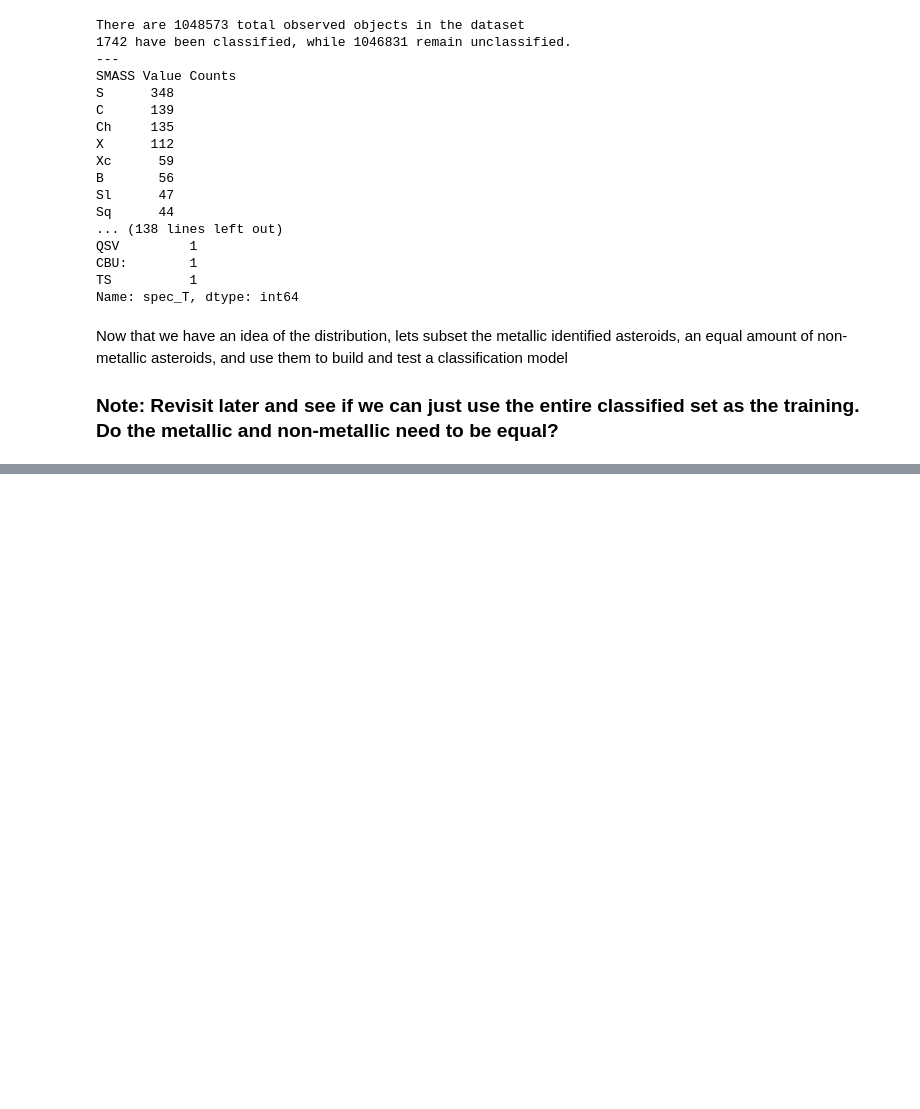
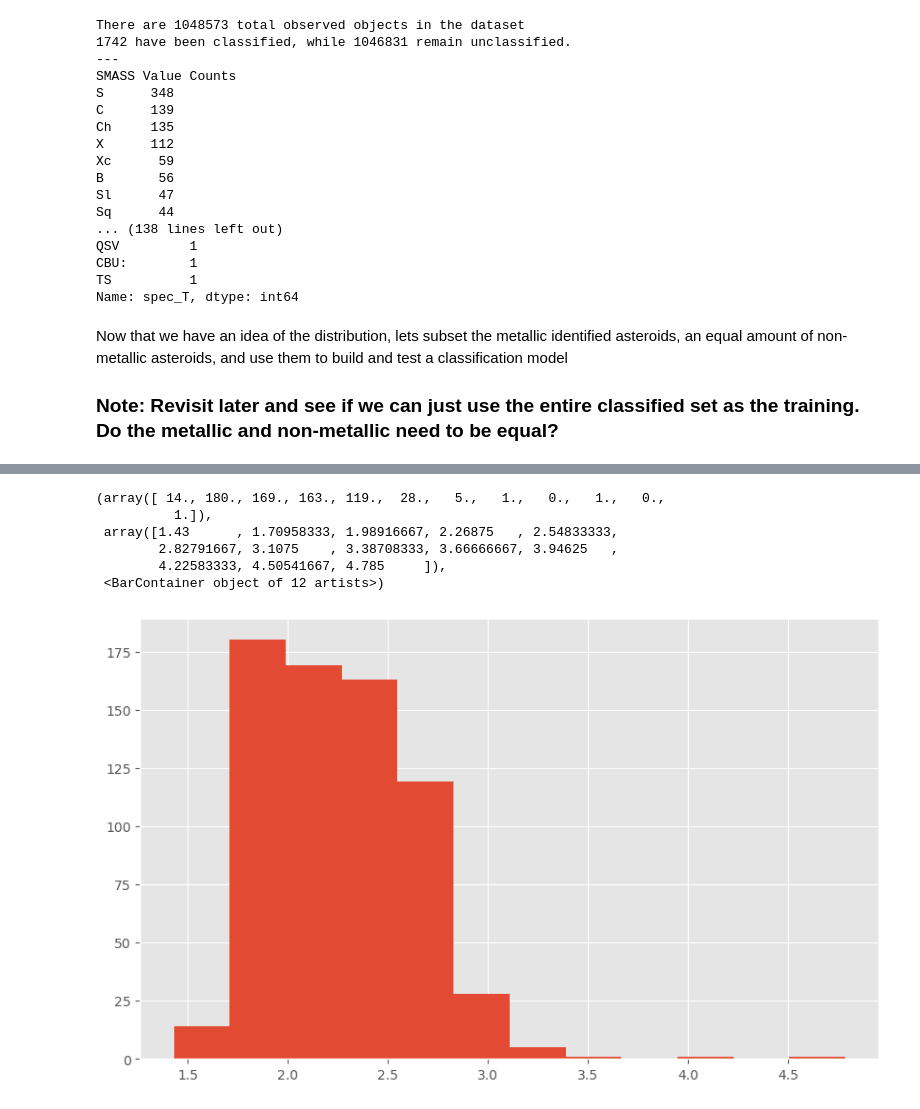
Before and after one commit to Matt-Storie/Classification-and-Analysis-of-M-type-Asteroids, a Jupyter notebook: Main Notebook.ipynb, the cells around one changed output, grey strips where cells are left out. Saved outputs shown, nothing was run; the diff lists cells and outputs as text; code cells hidden in the pictures; blank space fills up the shorter version.

```diff
--- a/Main Notebook.ipynb
+++ b/Main Notebook.ipynb
@@ -162,0 +154,10 @@ print(metrics.accuracy_score(y_true = y_test, y_pred = test_pred))
+# %%
+plt.hist(metal['q'], 12)
+# %% [output]
+(array([ 14., 180., 169., 163., 119.,  28.,   5.,   1.,   0.,   1.,   0.,
+          1.]),
+ array([1.43      , 1.70958333, 1.98916667, 2.26875   , 2.54833333,
+        2.82791667, 3.1075    , 3.38708333, 3.66666667, 3.94625   ,
+        4.22583333, 4.50541667, 4.785     ]),
+ <BarContainer object of 12 artists>)
+[figure, added]
```
Also changed, not shown: parts of 16 cells of this notebook.
